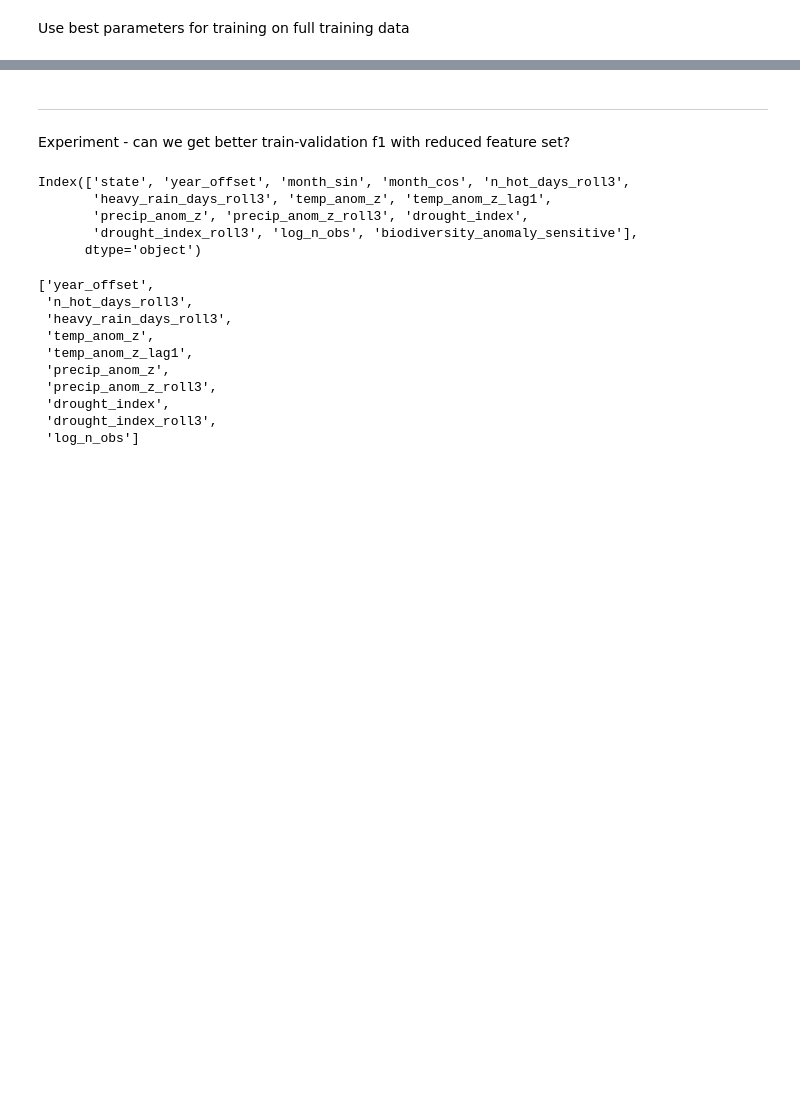
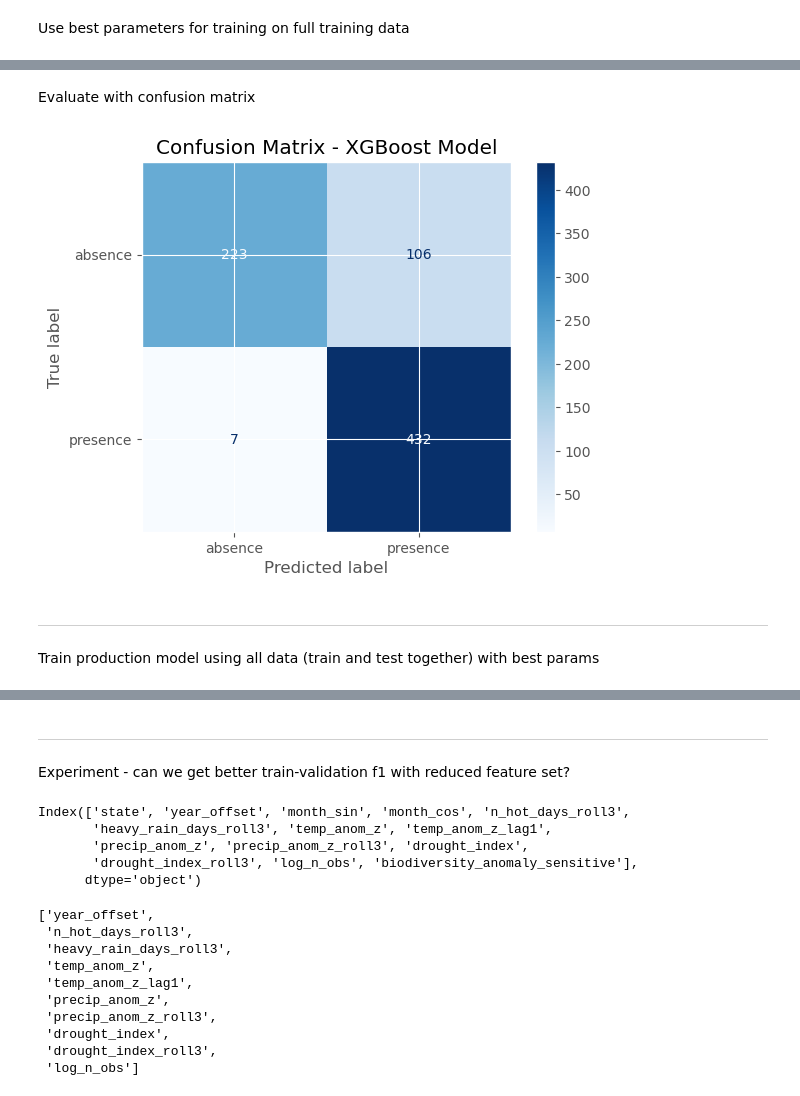
Before and after one commit to delmurphy/wildsignal, a Jupyter notebook: Notebooks/5.Model_pipeline_classification.ipynb, the cells around one changed output, grey strips where cells are left out. Drawn from its saved outputs; the diff is of its cells as text; code cells hidden in the pictures; blank space fills up the shorter version.

Commit message:
exploring models with climate-only features vs full features

```diff
--- a/Notebooks/5.Model_pipeline_classification.ipynb
+++ b/Notebooks/5.Model_pipeline_classification.ipynb
@@ -581,0 +582,22 @@ F1 on test: 0.8551579261859635
+# %% [markdown]
+Evaluate with confusion matrix
+# %%
+from sklearn.metrics import confusion_matrix, ConfusionMatrixDisplay
+
+# Compute confusion matrix
+cm = confusion_matrix(y_test, y_pred)
+
+# Create display
+disp = ConfusionMatrixDisplay(confusion_matrix=cm,
+                              display_labels=['absence', 'presence'])  # adjust labels as needed
+disp.plot(cmap='Blues')  # you can change color map
+
+# Optionally add titles
+import matplotlib.pyplot as plt
+plt.title("Confusion Matrix - XGBoost Model")
+plt.show()
+# %% [output]
+[figure, added]
+# %% [markdown]
+---
+Train production model using all data (train and test together) with best params
```
Also changed, not shown: parts of 27 cells of this notebook, 16 other files.
